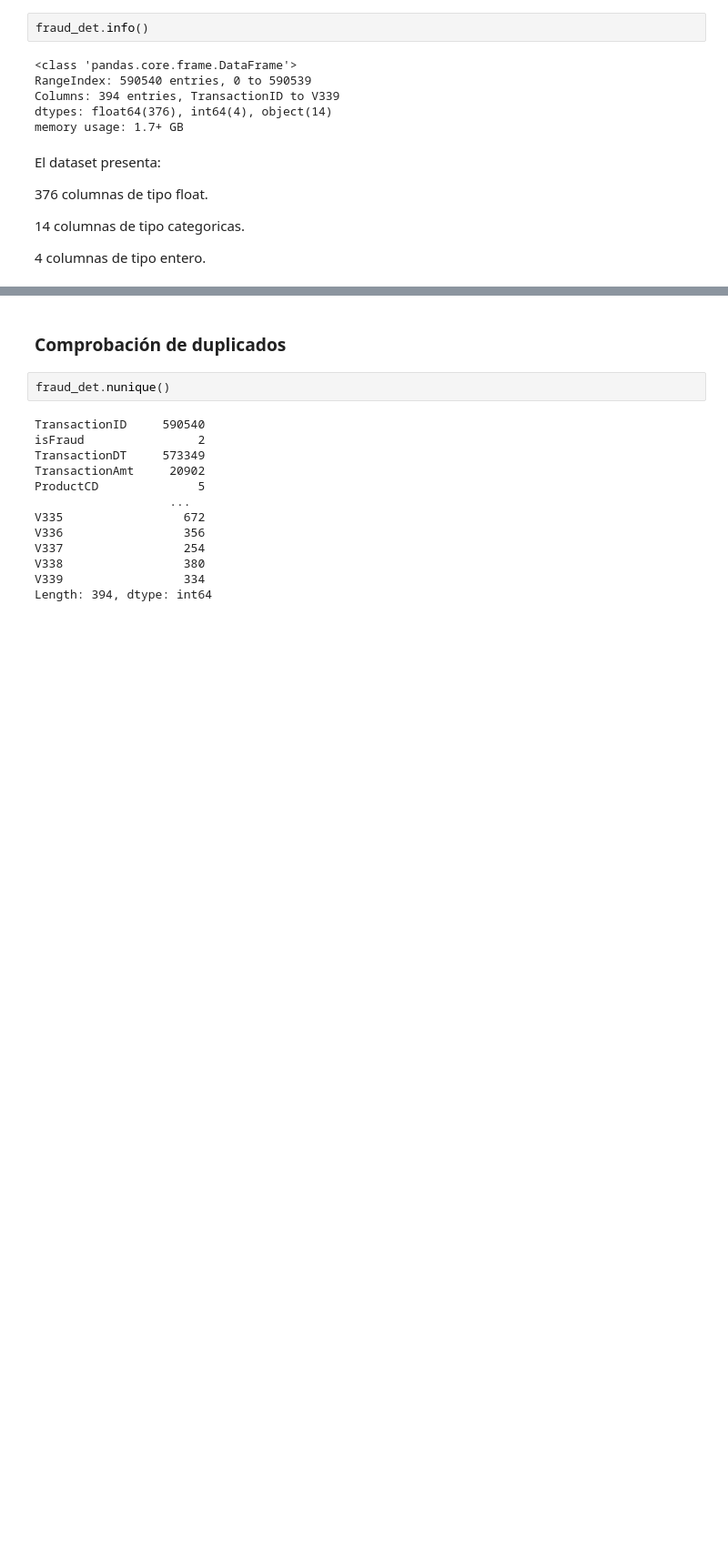
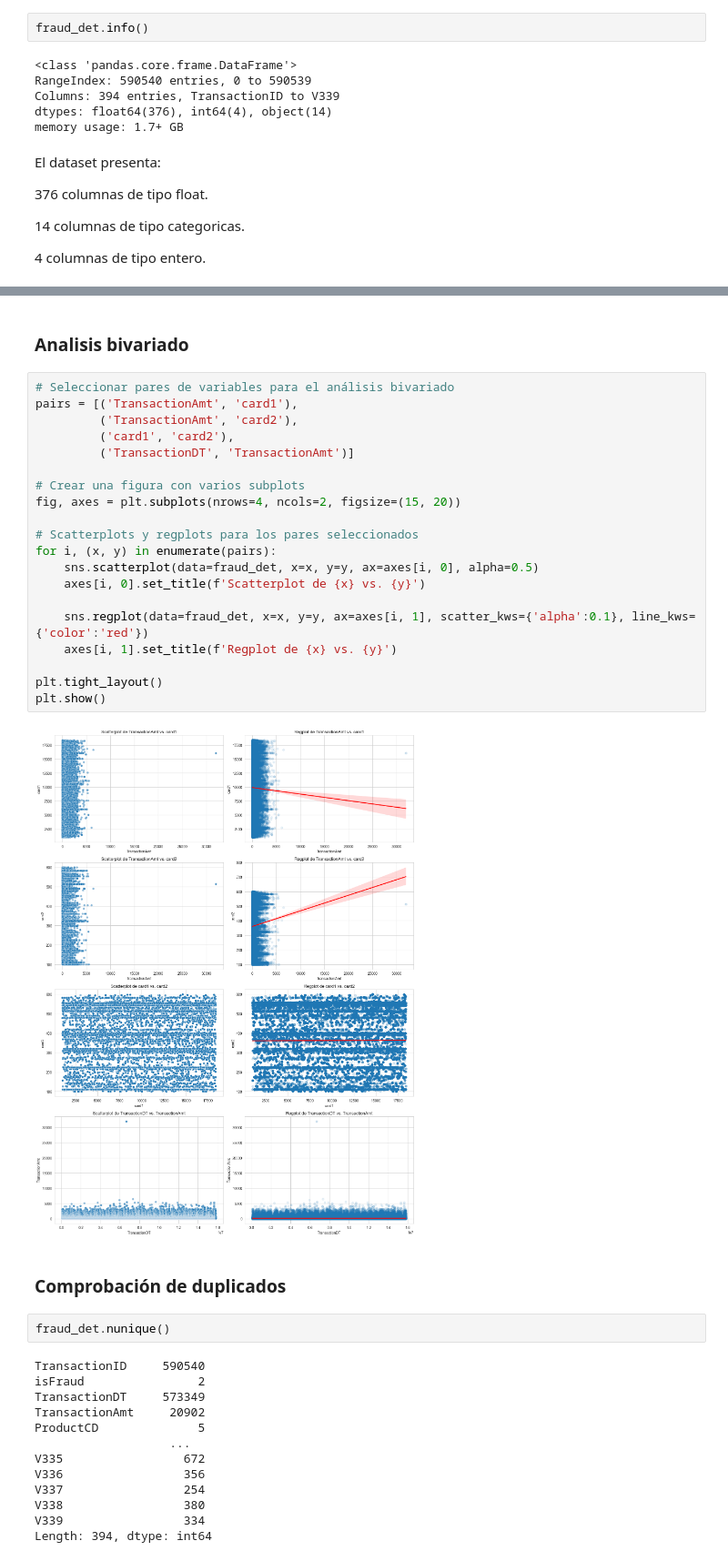
Before and after one commit to JAcv2/-jbook_ml202330, a Jupyter notebook: _sources/Fraud_det.ipynb, the cells around one changed output, grey strips where cells are left out. Shown at 91% size. Drawn from its saved outputs; the diff is of its cells as text; blank space fills up the shorter version.

```diff
--- a/_sources/Fraud_det.ipynb
+++ b/_sources/Fraud_det.ipynb
@@ -67,3 +184,27 @@ El dataset presenta:
+# %% [markdown]
+### Analisis bivariado
+# %%
+# Seleccionar pares de variables para el análisis bivariado
+pairs = [('TransactionAmt', 'card1'),
+         ('TransactionAmt', 'card2'),
+         ('card1', 'card2'),
+         ('TransactionDT', 'TransactionAmt')]
+
+# Crear una figura con varios subplots
+fig, axes = plt.subplots(nrows=4, ncols=2, figsize=(15, 20))
+
+# Scatterplots y regplots para los pares seleccionados
+for i, (x, y) in enumerate(pairs):
+    sns.scatterplot(data=fraud_det, x=x, y=y, ax=axes[i, 0], alpha=0.5)
+    axes[i, 0].set_title(f'Scatterplot de {x} vs. {y}')
+
+    sns.regplot(data=fraud_det, x=x, y=y, ax=axes[i, 1], scatter_kws={'alpha':0.1}, line_kws={'color':'red'})
+    axes[i, 1].set_title(f'Regplot de {x} vs. {y}')
+
+plt.tight_layout()
+plt.show()
+# %% [output]
+[figure, added]
 # %% [markdown]
 ### Comprobación de duplicados
 # %%
```
Also changed, not shown: parts of 38 cells of this notebook, 11 other files.
